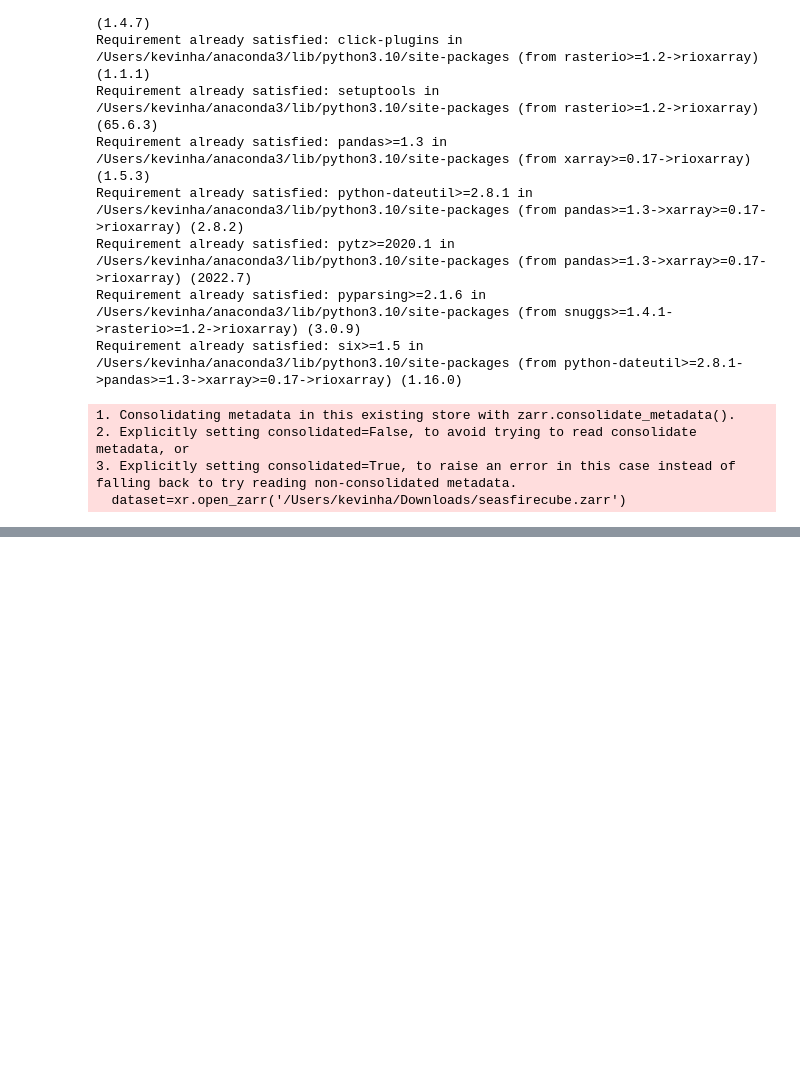
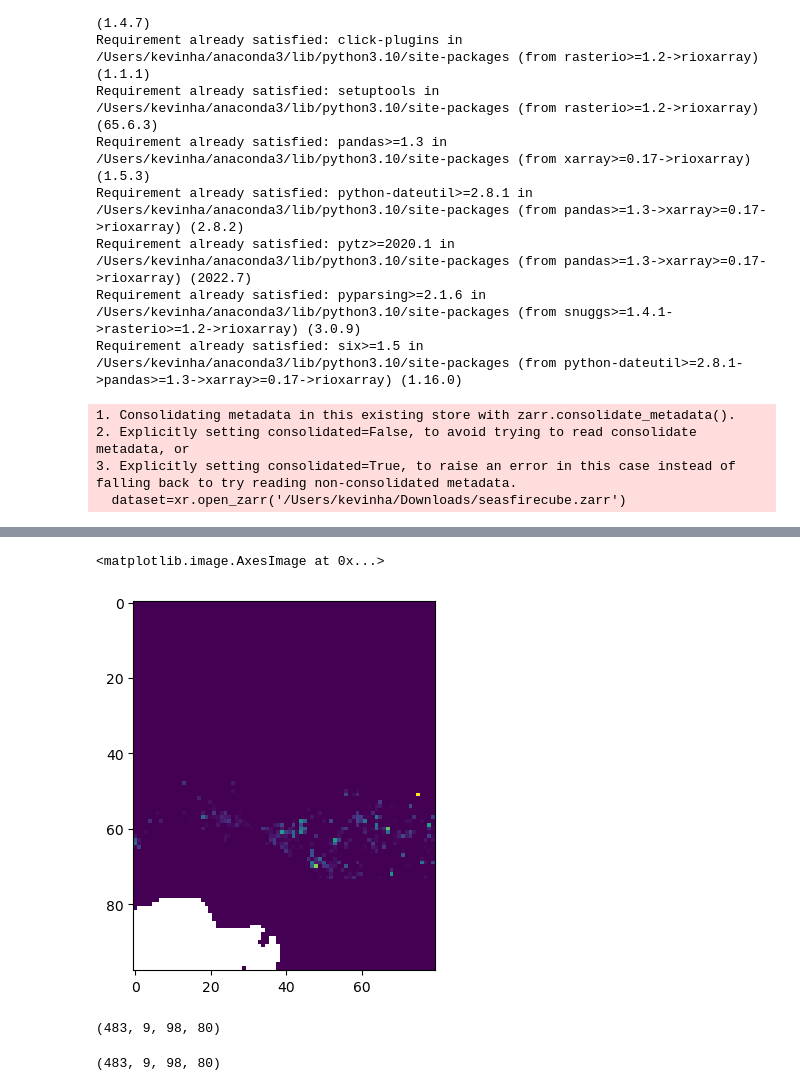
Before and after one commit to kevhainfo/PersonalWork, a Jupyter notebook: wildfire/countrySelection.ipynb, the cells around one changed output, grey strips where cells are left out. Drawn from its saved outputs; the diff is of its cells as text; code cells hidden in the pictures; blank space fills up the shorter version.

```diff
--- a/wildfire/countrySelection.ipynb
+++ b/wildfire/countrySelection.ipynb
@@ -97,0 +118,2 @@ image_dataset.shape
+# %%
+image_dataset=image_dataset[[1,5,7,15,24,27,30,21,32]]
@@ -97,0 +126,5 @@ image_dataset.shape
+# %%
+plt.imshow(image_dataset[0][7])
+# %% [output]
+<matplotlib.image.AxesImage at 0x...>
+[figure, added]
@@ -97,0 +141,9 @@ image_dataset.shape
+# %%
+images.shape
+# %% [output]
+(483, 9, 98, 80)
+# %%
+masks=np.asarray(images)
+masks.shape
+# %% [output]
+(483, 9, 98, 80)
```
Also changed, not shown: parts of 23 cells of this notebook.
